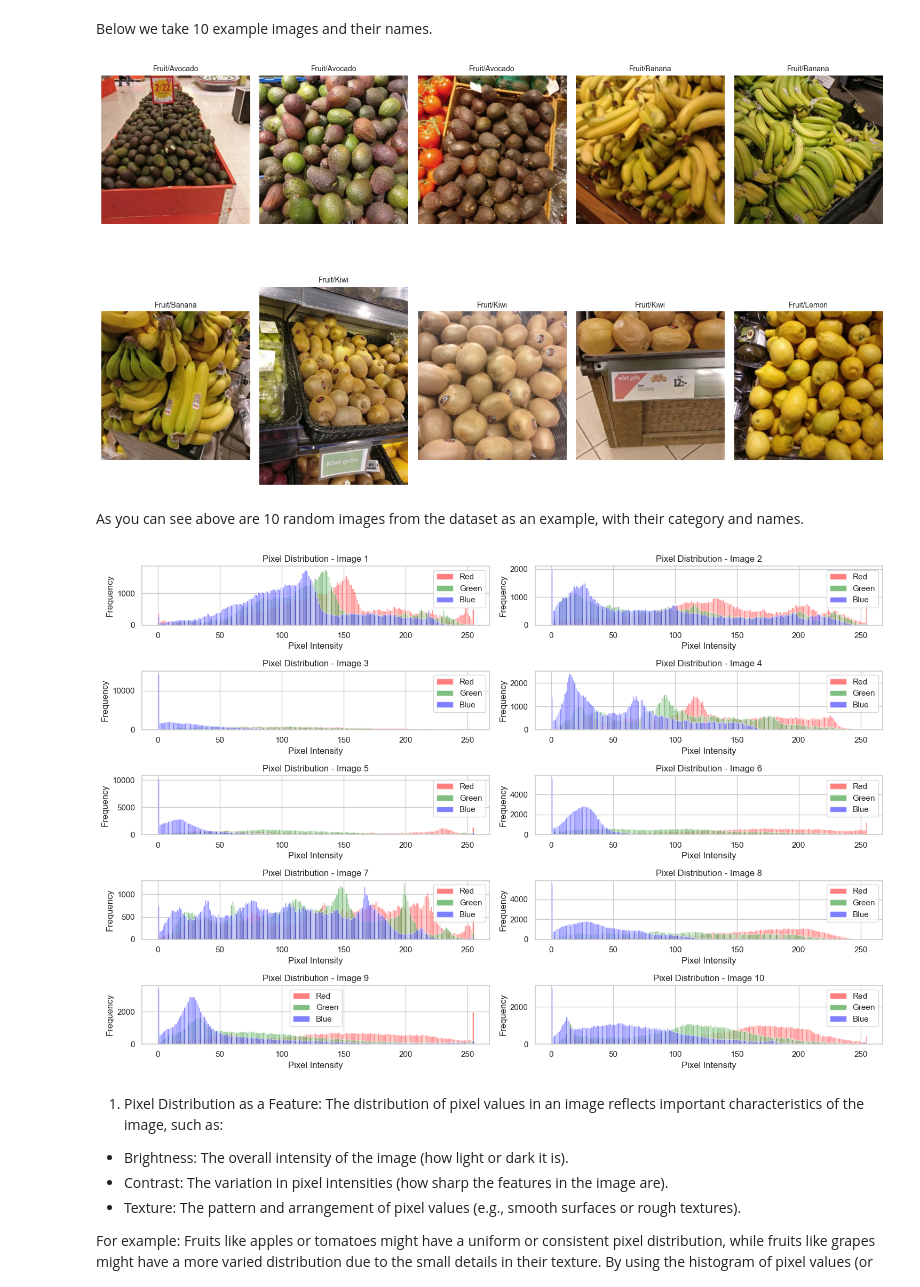
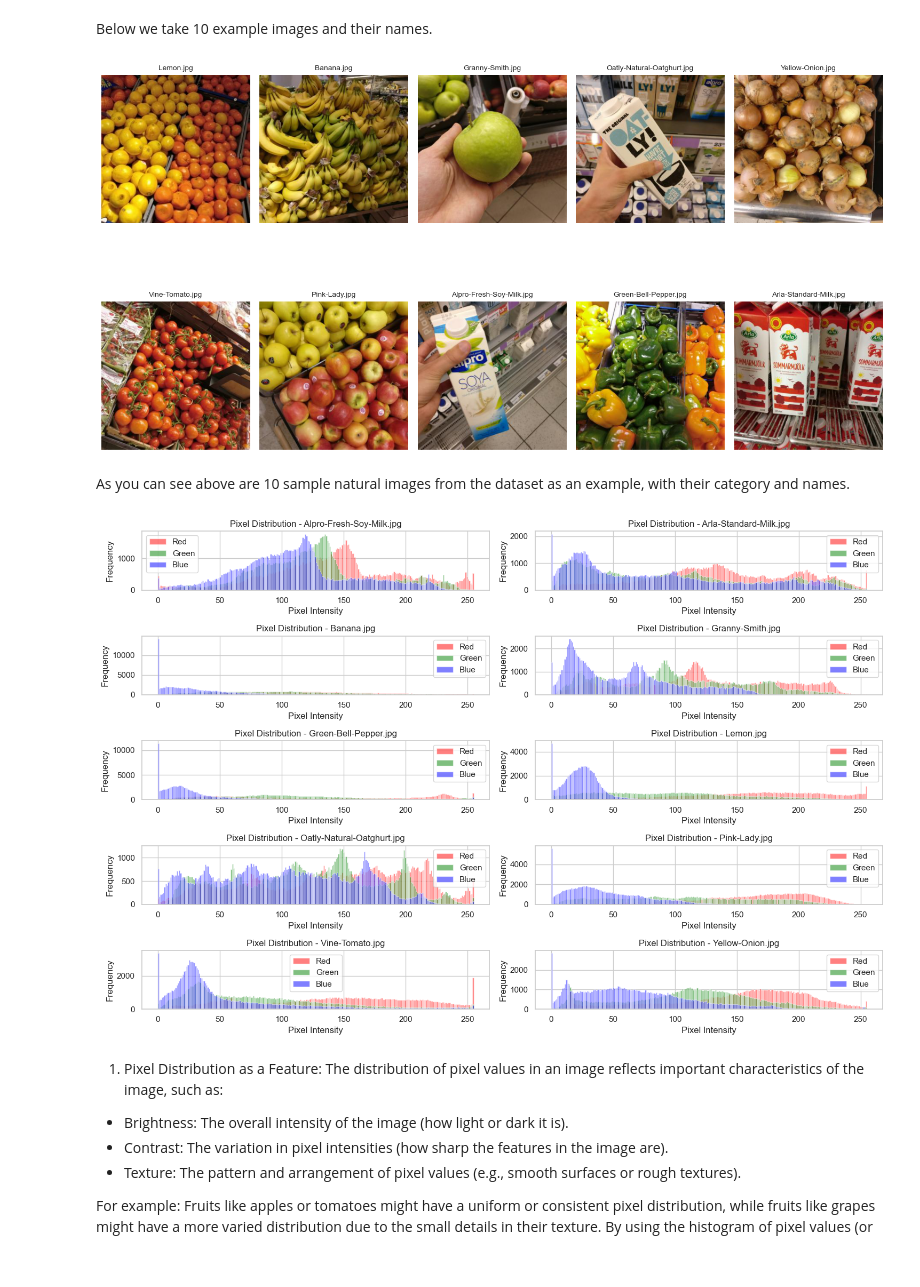
Before and after one commit to VeronicaTverdohleb/MALProject, a Jupyter notebook: FinalProject.ipynb, the cells around one changed output. Cells and saved outputs as stored; diff of their text form; code cells hidden in the pictures.

```diff
--- a/FinalProject.ipynb
+++ b/FinalProject.ipynb
@@ -431,56 +431,45 @@ The target can be defined at 2 levels - class and category. These are explored b
 # %% [markdown]
 Below we take 10 example images and their names.
 # %%
-# Define dataset path
-dataset_path = "GroceryStoreDataset-master/dataset/train"
+sample_images_path = 'GrocerystoreDataset-master/sample_images/natural'  # Update with your path
 
-# Function to display sample images
-def display_sample_images(dataset_path, num_images=10):
-    categories = os.listdir(dataset_path)  # List categories (e.g., Fruit, Packages, Vegetables)
-    selected_images = []
+# Function to display 10 sample images
+def display_sample_images(sample_images_path, num_images=10):
+    # List all image files in the directory (and subdirectories)
+    all_images = []
+    for root, dirs, files in os.walk(sample_images_path):
+        for file in files:
+            if file.endswith(('.png', '.jpg', '.jpeg')):
+                all_images.append(os.path.join(root, file))
 
-   # Randomly select images
-    for category in categories:
-        category_path = os.path.join(dataset_path, category)
-        if os.path.isdir(category_path):
-            subcategories = os.listdir(category_path)
-            for subcategory in subcategories:
-                subcategory_path = os.path.join(category_path, subcategory)
-                if os.path.isdir(subcategory_path):
-                    images = [img for img in os.listdir(subcategory_path) if os.path.isfile(os.path.join(subcategory_path, img))]
-                    if images:  # Check if there are any image files
-                        sample = random.sample(images, min(len(images), num_images // len(categories)))
-                        selected_images.extend([(os.path.join(subcategory_path, img), f"{category}/{subcategory}") for img in sample])
-
+    # Randomly select the desired number of images
+    selected_images = random.sample(all_images, min(len(all_images), num_images))
 
     # Plot selected images
     plt.figure(figsize=(15, 10))
-    for i, (img_path, label) in enumerate(selected_images[:num_images]):
+    for i, img_path in enumerate(selected_images):
         img = Image.open(img_path)
-        plt.subplot(2, 5, i + 1)
+        plt.subplot(2, 5, i + 1)  # Adjust grid for 10 images
         plt.imshow(img)
-        plt.title(label, fontsize=10)
+        plt.title(os.path.basename(img_path), fontsize=10)
         plt.axis('off')
     plt.tight_layout()
     plt.show()
 
 # Display 10 sample images
-display_sample_images(dataset_path, num_images=10)
+display_sample_images(sample_images_path, num_images=10)
 # %% [output]
-[figure, old version]
+[figure, new version]
 # %% [markdown]
-As you can see above are 10 random images from the dataset as an example, with their category and names.
+As you can see above are 10 sample natural images from the dataset as an example, with their category and names.
 # %%
-#Define a path to a directory containing sample images
-sample_images_path = 'GrocerystoreDataset-master/sample_images/natural'  # Update with the correct path
-
-#List image files in the directory
+# List image files in the directory
 image_files = [os.path.join(sample_images_path, f) for f in os.listdir(sample_images_path) if f.endswith(('.png', '.jpg', '.jpeg'))]
 
-#Select a couple of images
-selected_images = image_files[:10]  # Select the first two images
+# Select 10 images
+selected_images = image_files[:10]
 
-#Plot pixel distributions
+# Plot pixel distributions
 plt.figure(figsize=(15, 10))
 
 for idx, image_path in enumerate(selected_images):
@@ -498,7 +487,7 @@ for idx, image_path in enumerate(selected_images):
     plt.hist(red_channel, bins=256, color='red', alpha=0.5, label='Red')
     plt.hist(green_channel, bins=256, color='green', alpha=0.5, label='Green')
     plt.hist(blue_channel, bins=256, color='blue', alpha=0.5, label='Blue')
-    plt.title(f'Pixel Distribution - Image {idx + 1}')
+    plt.title(f'Pixel Distribution - {os.path.basename(image_path)}')  # Show the file name in the title
     plt.xlabel('Pixel Intensity')
     plt.ylabel('Frequency')
     plt.legend()
@@ -506,7 +495,7 @@ for idx, image_path in enumerate(selected_images):
 plt.tight_layout()
 plt.show()
 # %% [output]
-[figure, old version]
+[figure, new version]
 # %% [markdown]
 1. Pixel Distribution as a Feature:
 The distribution of pixel values in an image reflects important characteristics of the image, such as:
```
Also changed, not shown: parts of 2 cells of this notebook.
